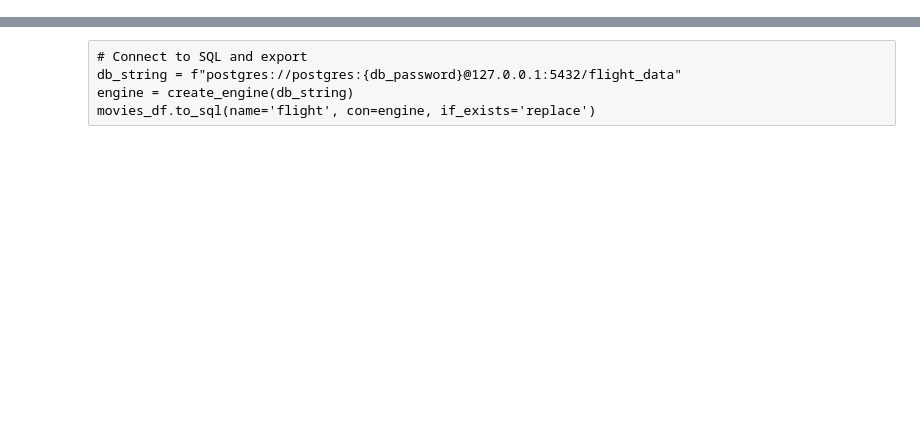
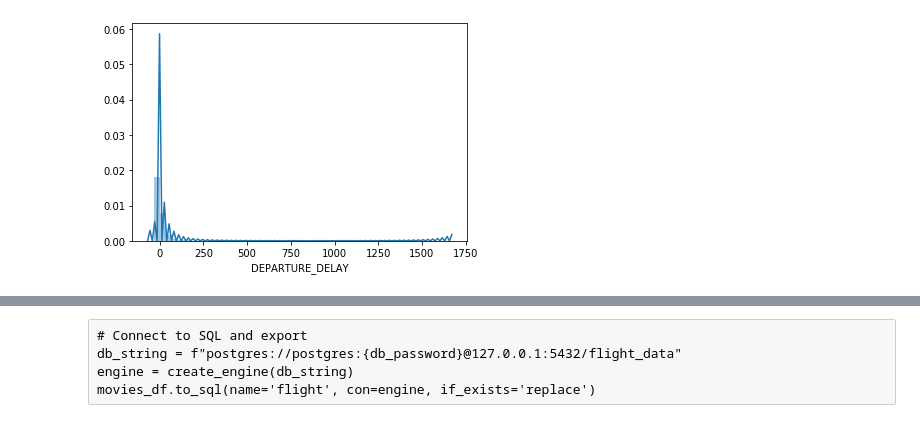
Before and after one commit to Pandas-UFT/Pandas, a Jupyter notebook: data_cleaning_final.ipynb, the cells around one changed output, grey strips where cells are left out. Cells and saved outputs as stored; diff of their text form; code cells hidden in the pictures; blank space fills up the shorter version.

```diff
--- a/data_cleaning_final.ipynb
+++ b/data_cleaning_final.ipynb
@@ -70,3 +85,12 @@ airlines_totals = df['AIRLINE'].value_counts()
 airlines_dict = {}
 for i in range(len(airlines_totals)):
     airlines_dict[airlines_totals.index[i]] = i+1  # i+1 to prevent a 0 for encoding later on
+# %%
+# To check the Distribution of departure delays
+sns.distplot(df['DEPARTURE_DELAY'])
+
+
+# large delays are likely from outside sources, remove delays greater than two hours
+df.drop(df[df['DEPARTURE_DELAY'] >= 120].index, inplace=True)
+# %% [output]
+[figure, added]
```
Also changed, not shown: parts of 13 cells of this notebook.
